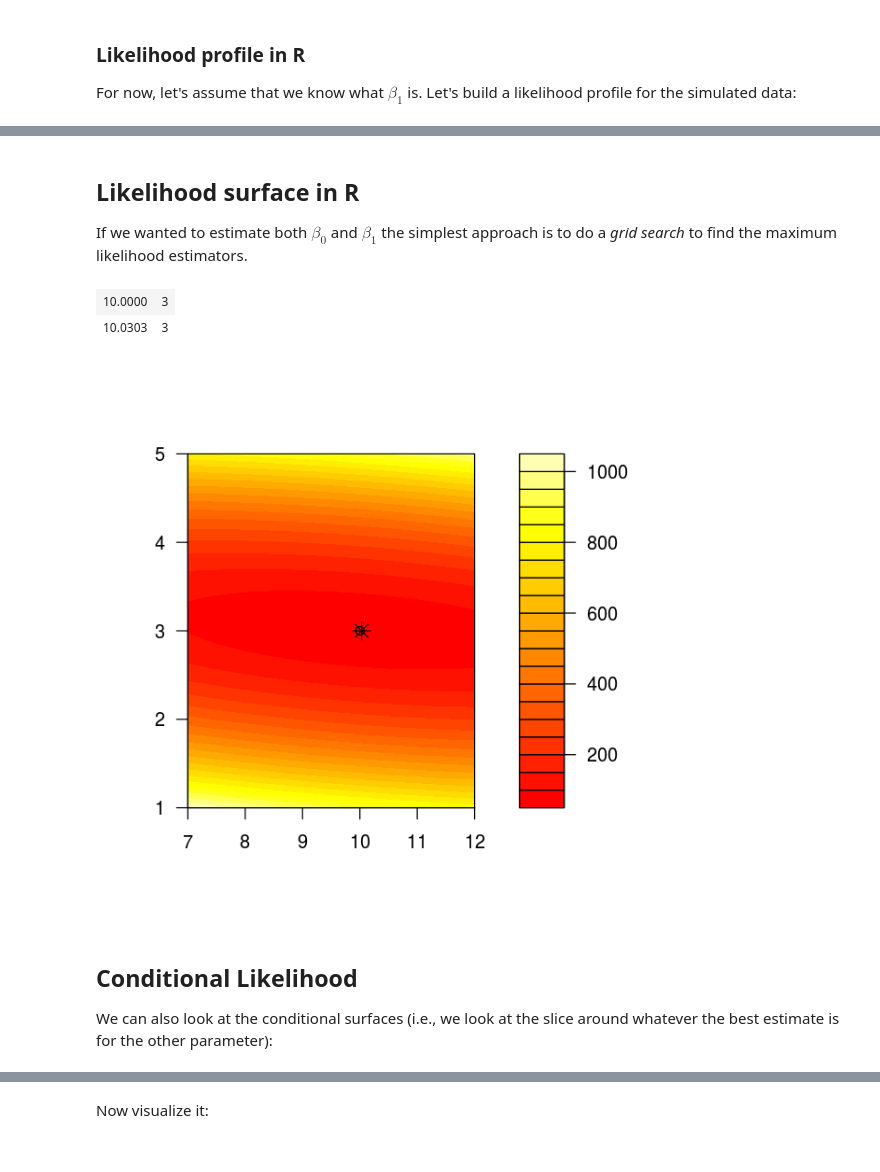
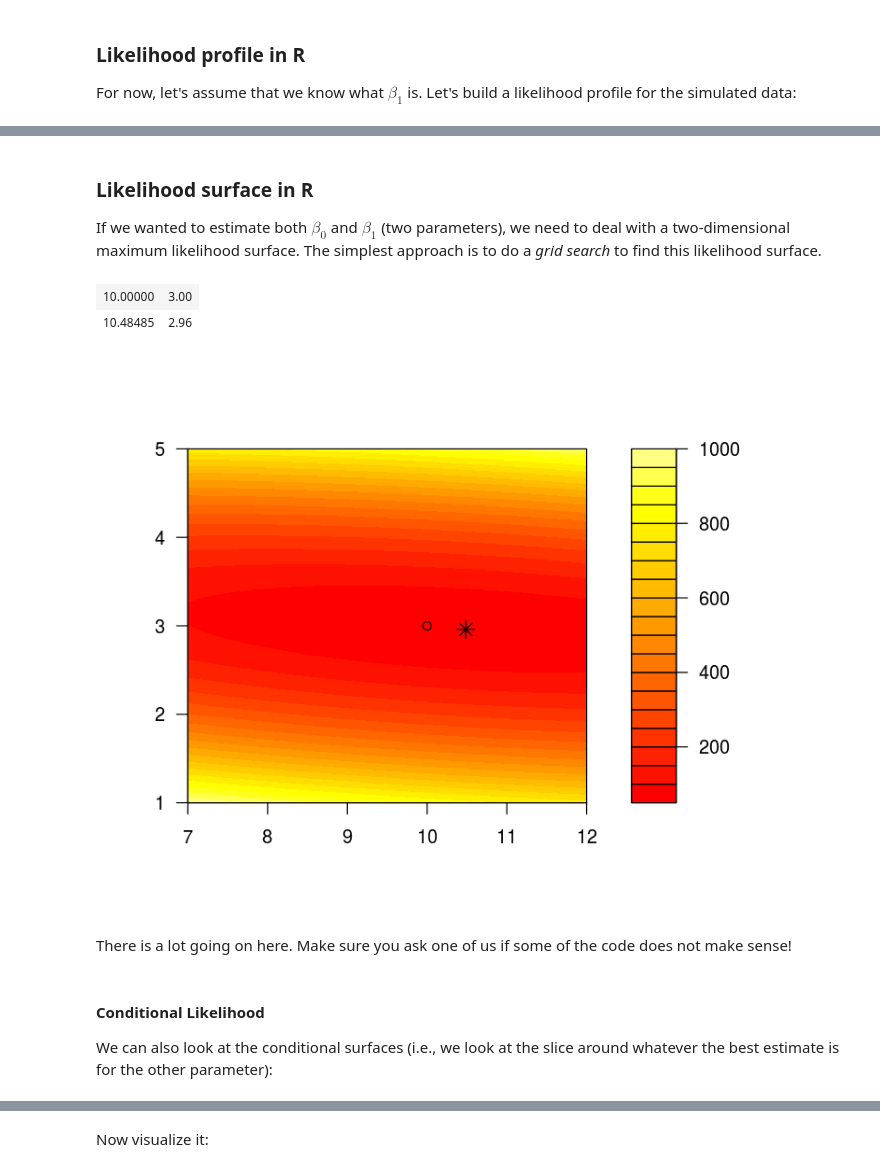
Before and after one commit to vectorbite/VBiTraining2, a Jupyter notebook: notebooks/Traits.ipynb, the cells around one changed output, grey strips where cells are left out. Saved outputs shown, nothing was run; the diff lists cells and outputs as text; code cells hidden in the pictures.

```diff
--- a/notebooks/Traits.ipynb
+++ b/notebooks/Traits.ipynb
@@ -409,16 +439,16 @@ We will first implement the (negative log) likelihood for simple linear regressi
 nll.slr<-function(par, dat, ...){
   args<-list(...)
 
-  b0<-par[1]
-  b1<-par[2]
-  X<-dat$X
-  Y<-dat$Y
+  b0 <- par[1]
+  b1 <- par[2]
+  X <- dat$X
+  Y <- dat$Y
   if(!is.na(args$sigma)){
-    sigma<-args$sigma
-  } else sigma<-par[3]
+      sigma <- args$sigma
+  } else
+      sigma <- par[3]
 
   mu<-b0+b1*X
 
   return(-sum(dnorm(Y, mean=mu, sd=sigma, log=TRUE)))
-
 }
@@ -460,37 +493,35 @@ abline(v=b0s[which.min(mynll)], col=2)
 # %% [markdown]
-## Likelihood surface in R
+### Likelihood surface in R
 
-If we wanted to estimate both $\beta_0$ and $\beta_1$ the simplest approach is to do a *grid search* to find the maximum likelihood estimators.
+If we wanted to estimate both $\beta_0$ and $\beta_1$ (two parameters), we need to deal with a two-dimensional maximum likelihood surface. The simplest approach is to do a *grid search* to find this  likelihood surface.
 # %%
-N0=100
-N1=101
-b0s<-seq(7,12, length=N0)
-b1s<-seq(1,5, length=N1)
+N0 <- 100
+N1 <- 101
+b0s <- seq(7,12, length=N0)
+b1s <- seq(1,5, length=N1)
 
 mynll<-matrix(NA, nrow=N0, ncol=N1)
 for(i in 1:N0){
   for(j in 1:N1) mynll[i,j]<-nll.slr(par=c(b0s[i],b1s[j]), dat=dat, sigma=sigma)
 }
 
-ww<-which(mynll==min(mynll), arr.ind=TRUE)
+ww <- which(mynll==min(mynll), arr.ind=TRUE)
 
-b0.est<-b0s[ww[1]]
-b1.est<-b1s[ww[2]]
+b0.est <- b0s[ww[1]]
+b1.est <- b1s[ww[2]]
 rbind(c(b0, b1), c(b0.est, b1.est))
 
-filled.contour(x = b0s,
-               y = b1s,
-               z= mynll,
-               col=heat.colors(21),
+filled.contour(x = b0s, y = b1s, z= mynll, col=heat.colors(21),
                plot.axes = {axis(1); axis(2); points(b0,b1, pch=21);
-                 points(b0.est, b1.est, pch=8, cex=1.5);
-                 xlab="b0"; ylab="b1"})
+                            points(b0.est, b1.est, pch=8, cex=1.5); xlab="b0"; ylab="b1"})
 # %% [output]
-| 10.0000 | 3 |
-| 10.0303 | 3 |
+| 10.00000 | 3.00 |
+| 10.48485 | 2.96 |
-[figure, old version]
+[figure, new version]
+# %% [markdown]
+There is a lot going on here. Make sure you ask one of us if some of the code does not make sense!
 # %% [markdown]
-## Conditional Likelihood
+#### Conditional Likelihood
 We can also look at the conditional surfaces (i.e., we look at the slice around whatever the best estimate is for the other parameter):
 # %%
 par(mfrow=c(1,2), bty="n")
```
Also changed, not shown: parts of 94 cells of this notebook, 10 other files.
